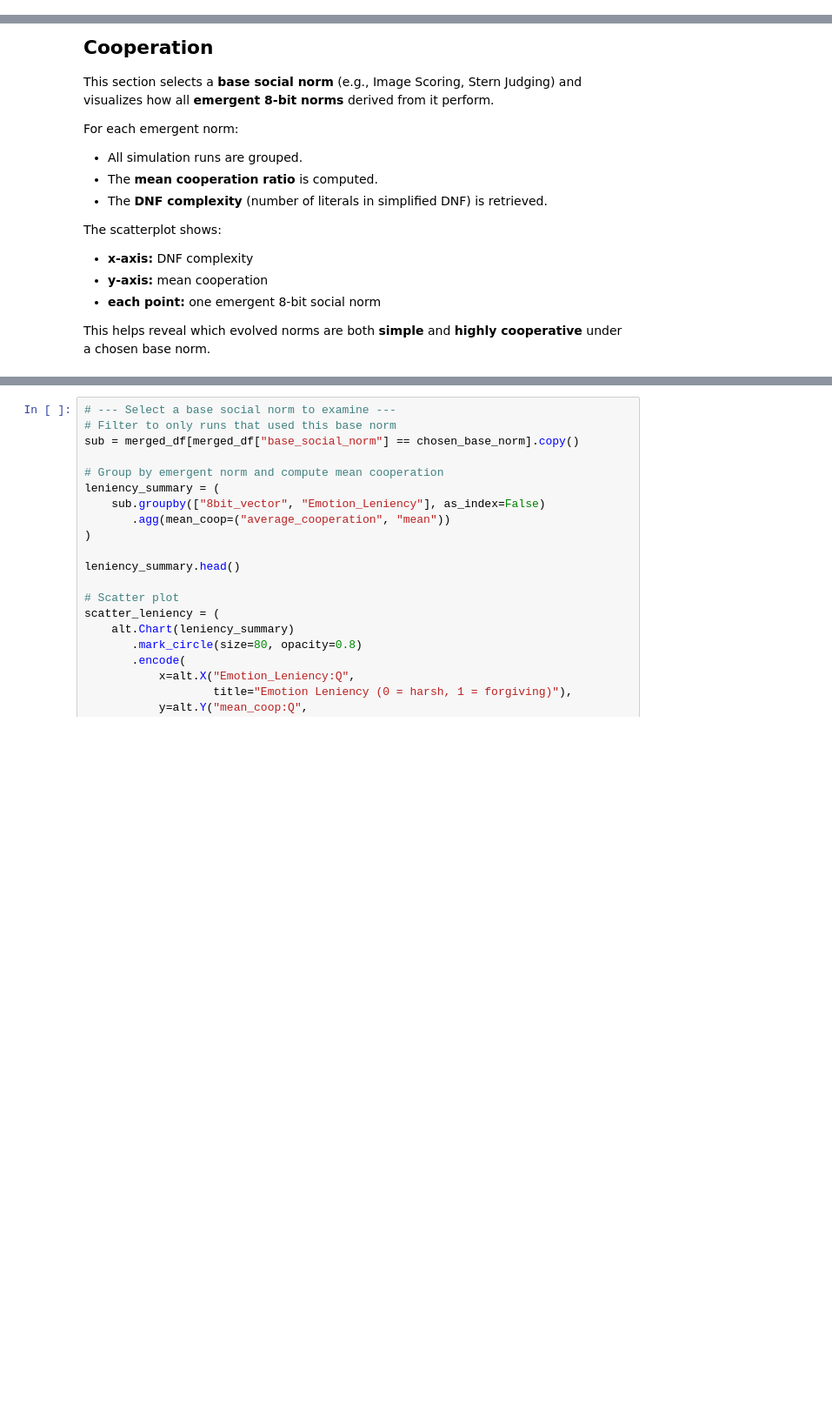
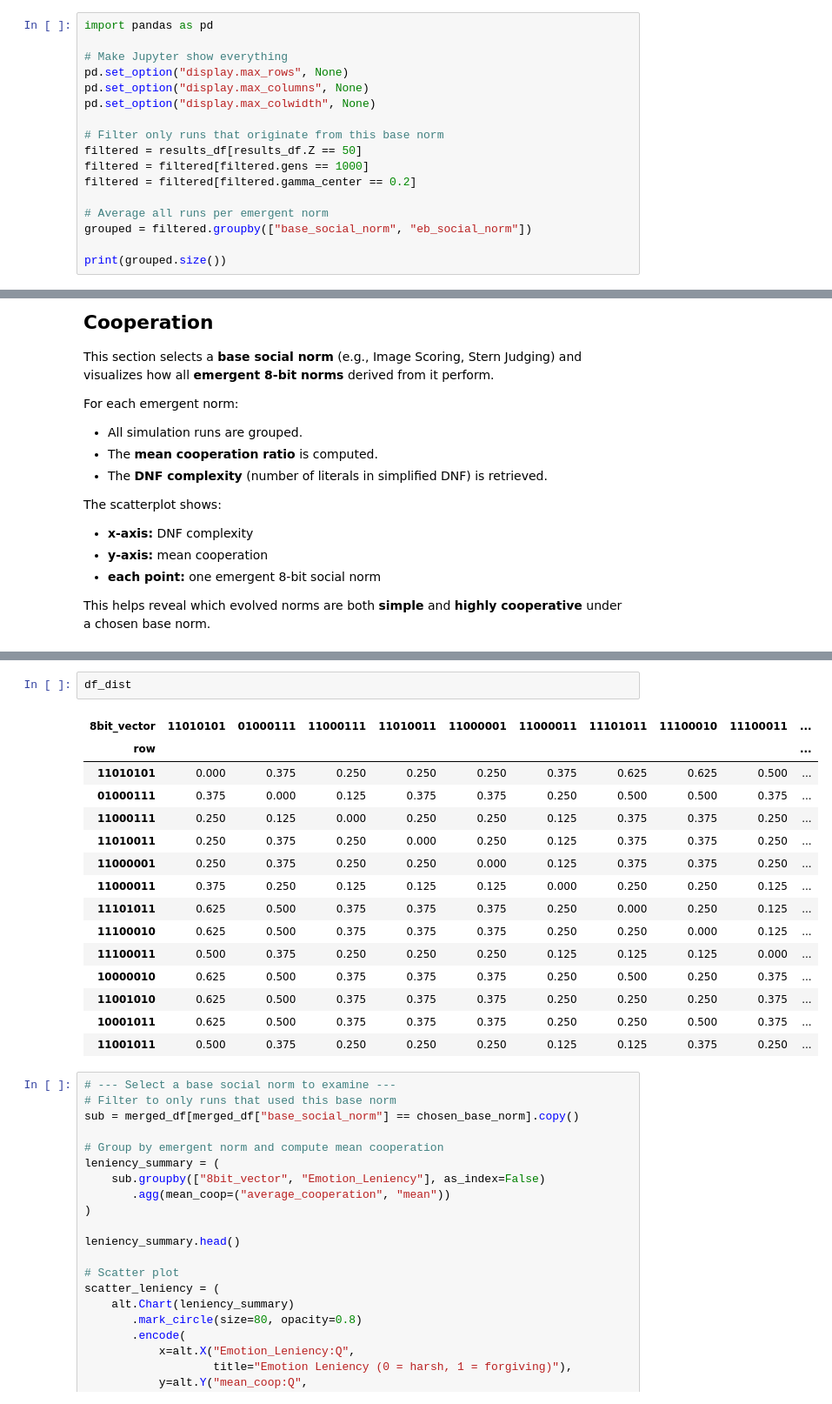
Before and after one commit to cfonsecahenrique/SNARE, a Jupyter notebook: results_reader.ipynb, the cells around one changed output, grey strips where cells are left out. Shown at 87% size. Saved outputs shown, nothing was run; the diff lists cells and outputs as text; blank space fills up the shorter version.

```diff
--- a/results_reader.ipynb
+++ b/results_reader.ipynb
@@ -83,0 +84,17 @@ merged_df
+# %%
+import pandas as pd
+
+# Make Jupyter show everything
+pd.set_option("display.max_rows", None)
+pd.set_option("display.max_columns", None)
+pd.set_option("display.max_colwidth", None)
+
+# Filter only runs that originate from this base norm
+filtered = results_df[results_df.Z == 50]
+filtered = filtered[filtered.gens == 1000]
+filtered = filtered[filtered.gamma_center == 0.2]
+
+# Average all runs per emergent norm
+grouped = filtered.groupby(["base_social_norm", "eb_social_norm"])
+
+print(grouped.size())
@@ -181,3 +314,21 @@ array([0.8])
+# %%
+df_dist
+# %% [output]
+| 8bit_vector | 11010101 | 01000111 | 11000111 | 11010011 | 11000001 | 11000011 | 11101011 | 11100010 | 11100011 | ... |
+| row |  |  |  |  |  |  |  |  |  | ... |
+| 11010101 | 0.000 | 0.375 | 0.250 | 0.250 | 0.250 | 0.375 | 0.625 | 0.625 | 0.500 | ... |
+| 01000111 | 0.375 | 0.000 | 0.125 | 0.375 | 0.375 | 0.250 | 0.500 | 0.500 | 0.375 | ... |
+| 11000111 | 0.250 | 0.125 | 0.000 | 0.250 | 0.250 | 0.125 | 0.375 | 0.375 | 0.250 | ... |
+| 11010011 | 0.250 | 0.375 | 0.250 | 0.000 | 0.250 | 0.125 | 0.375 | 0.375 | 0.250 | ... |
+| 11000001 | 0.250 | 0.375 | 0.250 | 0.250 | 0.000 | 0.125 | 0.375 | 0.375 | 0.250 | ... |
+| 11000011 | 0.375 | 0.250 | 0.125 | 0.125 | 0.125 | 0.000 | 0.250 | 0.250 | 0.125 | ... |
+| 11101011 | 0.625 | 0.500 | 0.375 | 0.375 | 0.375 | 0.250 | 0.000 | 0.250 | 0.125 | ... |
+| 11100010 | 0.625 | 0.500 | 0.375 | 0.375 | 0.375 | 0.250 | 0.250 | 0.000 | 0.125 | ... |
+| 11100011 | 0.500 | 0.375 | 0.250 | 0.250 | 0.250 | 0.125 | 0.125 | 0.125 | 0.000 | ... |
+| 10000010 | 0.625 | 0.500 | 0.375 | 0.375 | 0.375 | 0.250 | 0.500 | 0.250 | 0.375 | ... |
+| 11001010 | 0.625 | 0.500 | 0.375 | 0.375 | 0.375 | 0.250 | 0.250 | 0.250 | 0.375 | ... |
+| 10001011 | 0.625 | 0.500 | 0.375 | 0.375 | 0.375 | 0.250 | 0.250 | 0.500 | 0.375 | ... |
+| 11001011 | 0.500 | 0.375 | 0.250 | 0.250 | 0.250 | 0.125 | 0.125 | 0.375 | 0.250 | ... |
 # %%
 # --- Select a base social norm to examine ---
 # Filter to only runs that used this base norm
```
Also changed, not shown: parts of 7 cells of this notebook, 1 other file.
